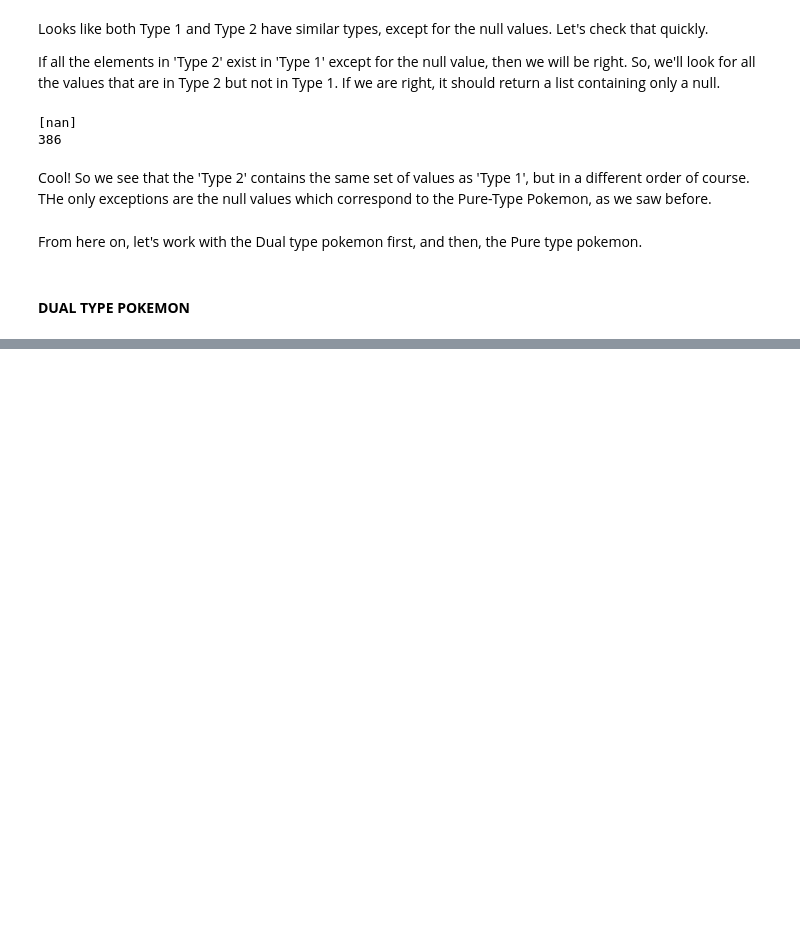
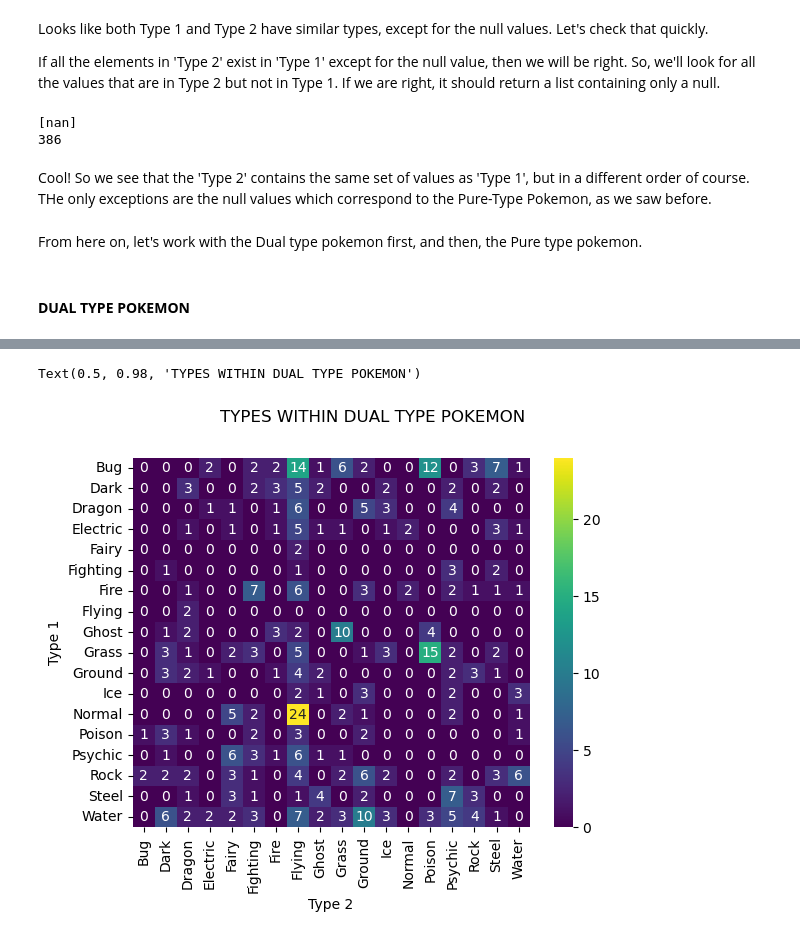
Before and after one commit to r-taeja/Data-Science, a Jupyter notebook: Pokemon/pokemon.ipynb, the cells around one changed output, grey strips where cells are left out. Cells and saved outputs as stored; diff of their text form; code cells hidden in the pictures; blank space fills up the shorter version.

```diff
--- a/Pokemon/pokemon.ipynb
+++ b/Pokemon/pokemon.ipynb
@@ -339,0 +295,16 @@ Name: count, dtype: int64
+# %%
+#Graph of Different Types within the Dual Type Pokemon
+
+#Temp dataframe for
+dual_pokemon = df.loc[df['Type'] == 'Dual Type']
+
+#Creating cross table for heatmap
+crosstable = pd.crosstab(dual_pokemon['Type 1'], dual_pokemon['Type 2'])
+
+#Plotting heatmap
+dual_types = sns.heatmap(crosstable, annot = True, cmap = 'viridis', fmt = 'd')
+
+dual_types.figure.suptitle('TYPES WITHIN DUAL TYPE POKEMON')
+# %% [output]
+Text(0.5, 0.98, 'TYPES WITHIN DUAL TYPE POKEMON')
+[figure, added]
```
Also changed, not shown: parts of 21 cells of this notebook.
